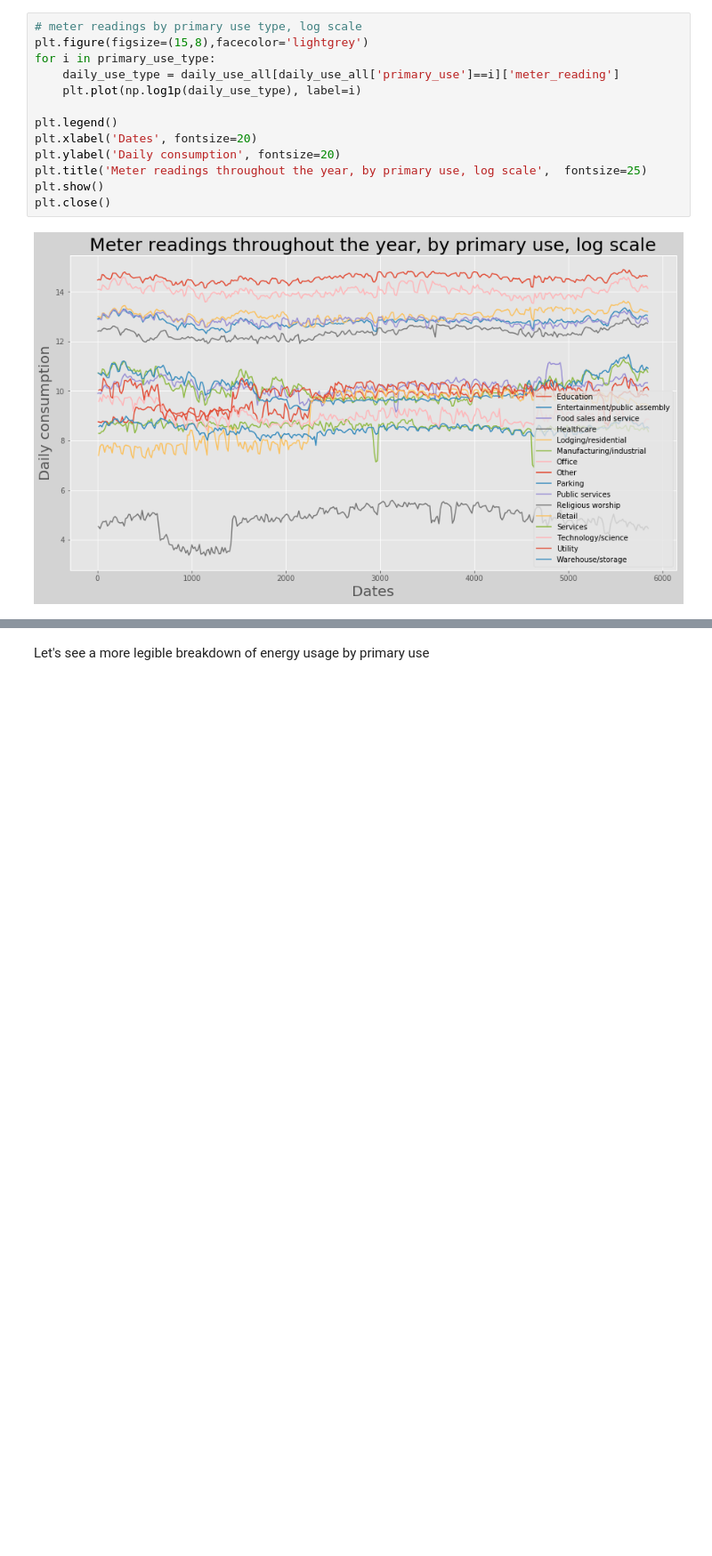
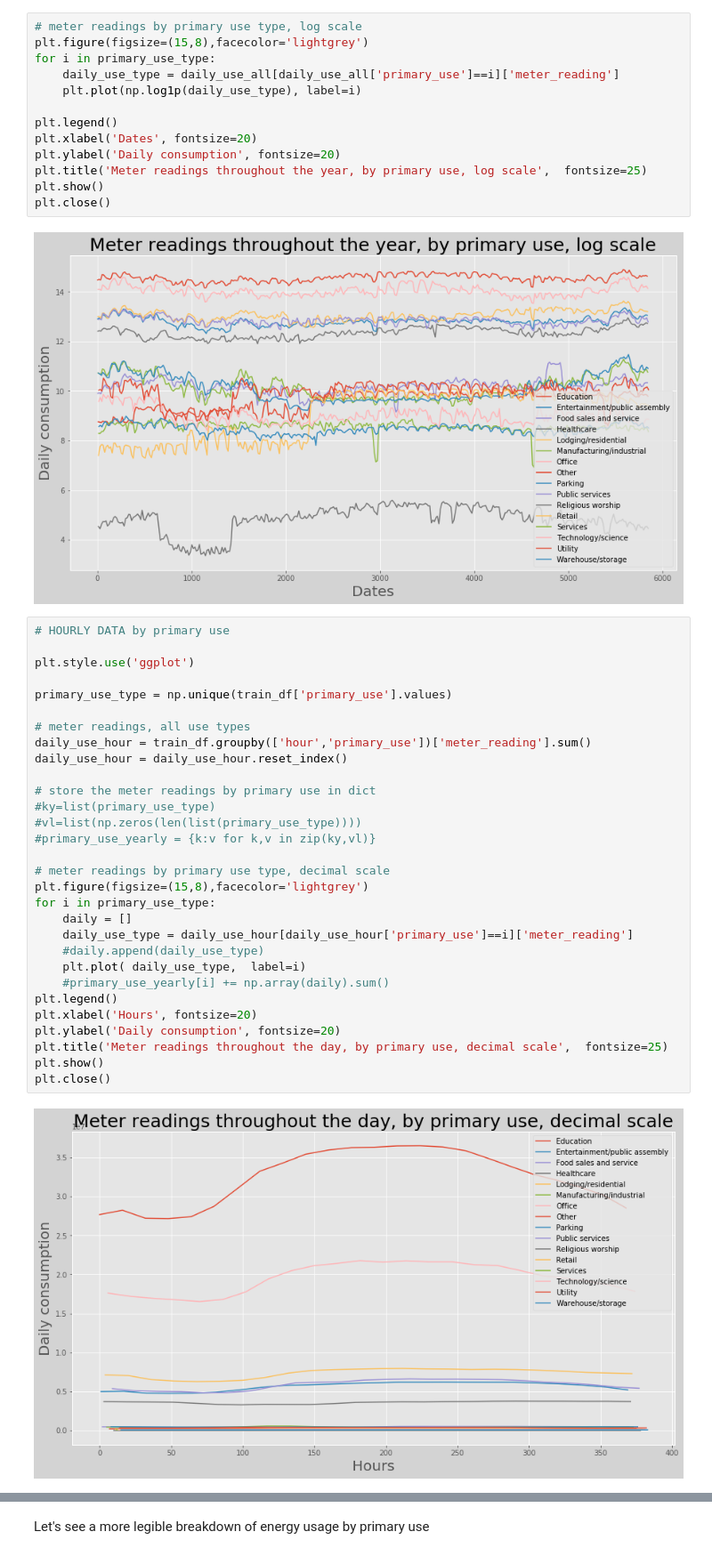
Before and after one commit to dmculiac/A-Kaggle-Prize-Money-Competition, a Jupyter notebook: A Kaggle Prize Money Competition.ipynb, the cells around one changed output, grey strips where cells are left out. Shown at 89% size. Saved outputs shown, nothing was run; the diff lists cells and outputs as text; blank space fills up the shorter version.

```diff
--- a/A Kaggle Prize Money Competition.ipynb
+++ b/A Kaggle Prize Money Competition.ipynb
@@ -753,3 +780,35 @@ plt.show()
 plt.close()
 # %% [output]
 [figure]
+# %%
+# HOURLY DATA by primary use
+
+plt.style.use('ggplot')
+
+primary_use_type = np.unique(train_df['primary_use'].values)
+
+# meter readings, all use types
+daily_use_hour = train_df.groupby(['hour','primary_use'])['meter_reading'].sum()
+daily_use_hour = daily_use_hour.reset_index()
+
+# store the meter readings by primary use in dict
+#ky=list(primary_use_type)
+#vl=list(np.zeros(len(list(primary_use_type))))
+#primary_use_yearly = {k:v for k,v in zip(ky,vl)}
+
+# meter readings by primary use type, decimal scale
+plt.figure(figsize=(15,8),facecolor='lightgrey')
+for i in primary_use_type:
+    daily = []
+    daily_use_type = daily_use_hour[daily_use_hour['primary_use']==i]['meter_reading']
+    #daily.append(daily_use_type)
+    plt.plot( daily_use_type,  label=i)
+    #primary_use_yearly[i] += np.array(daily).sum()
+plt.legend()
+plt.xlabel('Hours', fontsize=20)
+plt.ylabel('Daily consumption', fontsize=20)
+plt.title('Meter readings throughout the day, by primary use, decimal scale',  fontsize=25)
+plt.show()
+plt.close()
+# %% [output]
+[figure, added]
```
Also changed, not shown: parts of 16 cells of this notebook.
